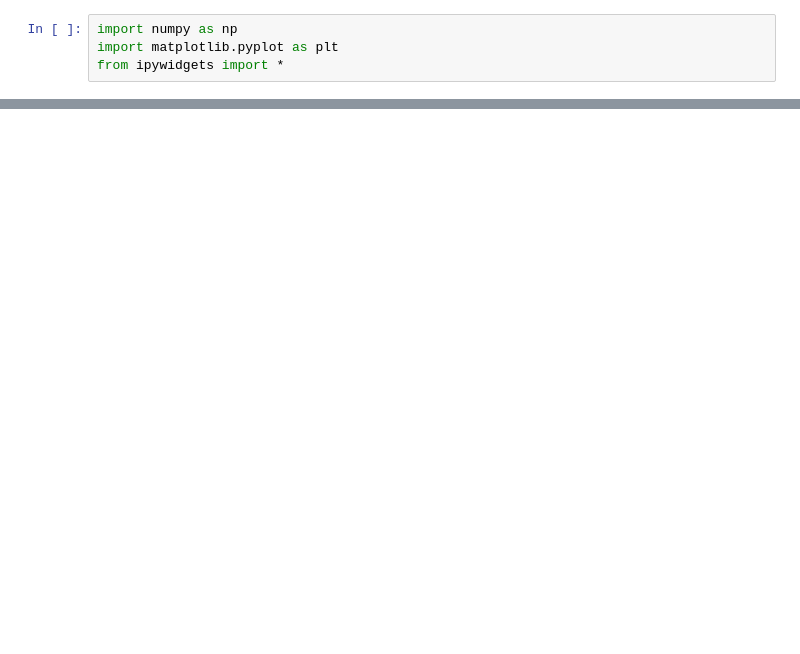
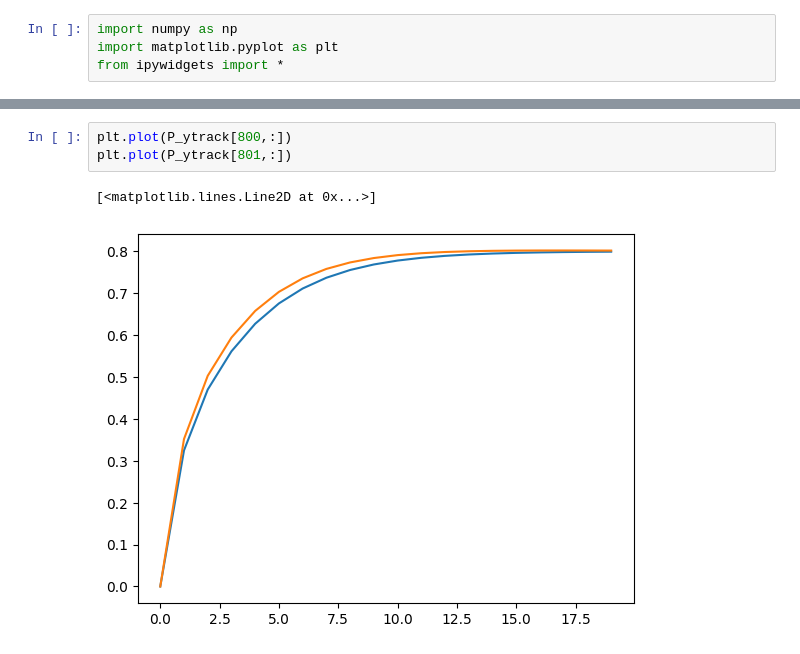
Before and after one commit to advil4rent/frasier, a Jupyter notebook: frasier_1.0.ipynb, the cells around one changed output, grey strips where cells are left out. Drawn from its saved outputs; the diff is of its cells as text; blank space fills up the shorter version.

```diff
--- a/frasier_1.0.ipynb
+++ b/frasier_1.0.ipynb
@@ -237,0 +126,6 @@ Text(10, 20.8, 'Y Predictions')
+# %%
+plt.plot(P_ytrack[800,:])
+plt.plot(P_ytrack[801,:])
+# %% [output]
+[<matplotlib.lines.Line2D at 0x...>]
+[figure, added]
```
Also changed, not shown: parts of 17 cells of this notebook.
